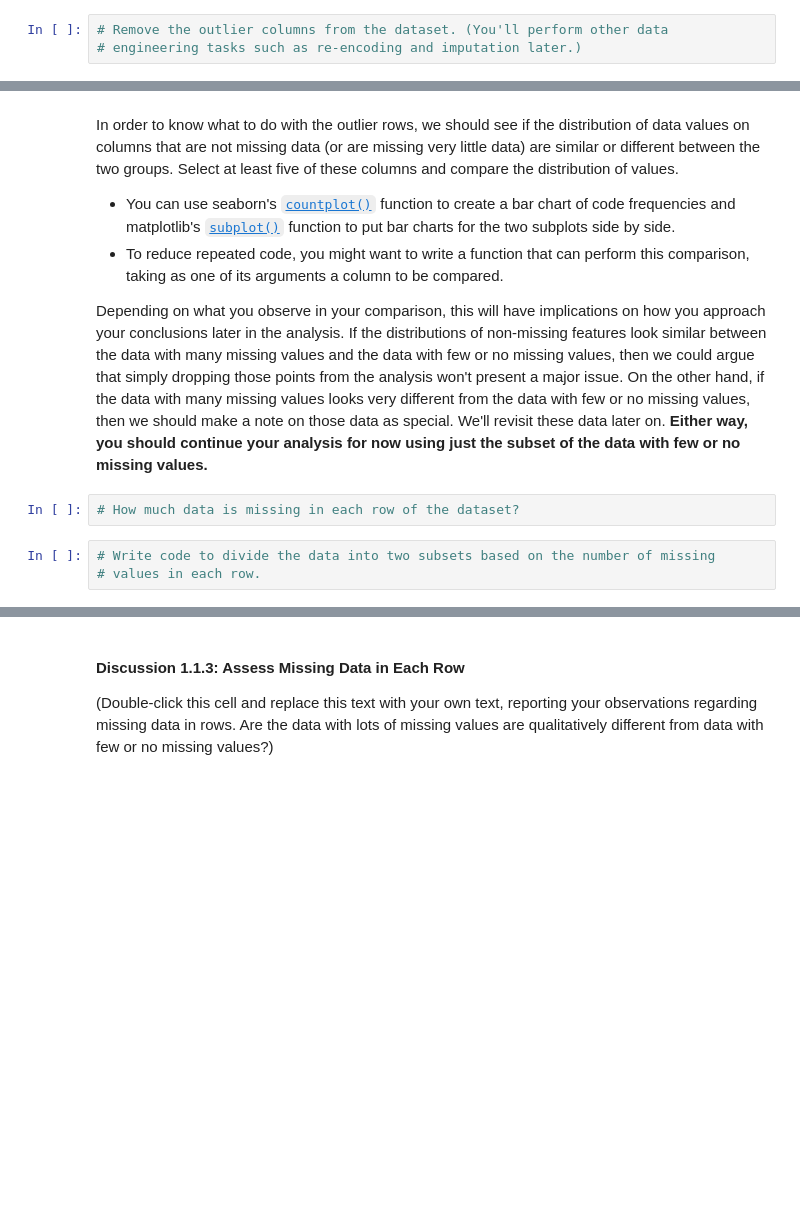
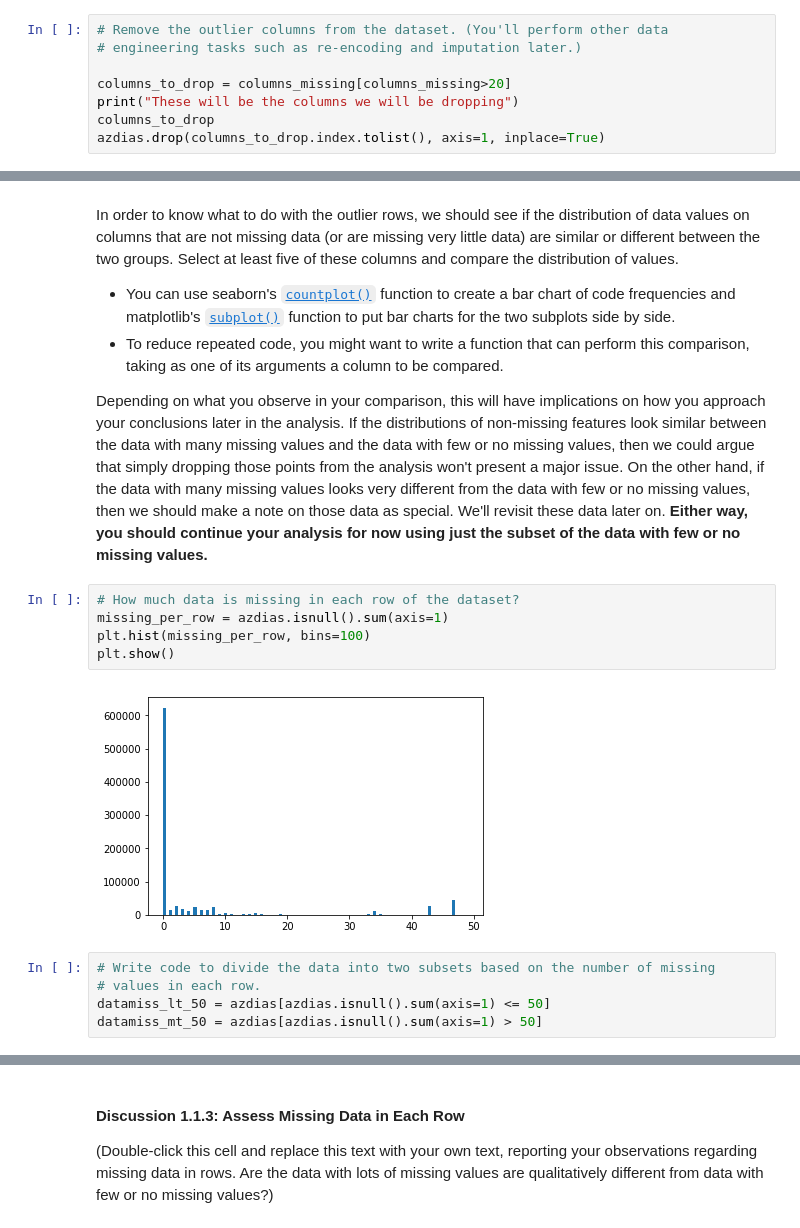
Before and after one commit to IshanJaiswal99/identify-customer-segment, a Jupyter notebook: Identify_Customer_Segments.ipynb, the cells around one changed output, grey strips where cells are left out. Cells and saved outputs as stored; diff of their text form; blank space fills up the shorter version.

```diff
--- a/Identify_Customer_Segments.ipynb
+++ b/Identify_Customer_Segments.ipynb
@@ -186,3 +259,8 @@ For the remaining features, are there any patterns in which columns have, or sha
 # %%
 # Remove the outlier columns from the dataset. (You'll perform other data
 # engineering tasks such as re-encoding and imputation later.)
+
+columns_to_drop = columns_missing[columns_missing>20]
+print("These will be the columns we will be dropping")
+columns_to_drop
+azdias.drop(columns_to_drop.index.tolist(), axis=1, inplace=True)
@@ -202,9 +308,16 @@ In order to know what to do with the outlier rows, we should see if the distribu
 Depending on what you observe in your comparison, this will have implications on how you approach your conclusions later in the analysis. If the distributions of non-missing features look similar between the data with many missing values and the data with few or no missing values, then we could argue that simply dropping those points from the analysis won't present a major issue. On the other hand, if the data with many missing values looks very different from the data with few or no missing values, then we should make a note on those data as special. We'll revisit these data later on. **Either way, you should continue your analysis for now using just the subset of the data with few or no missing values.**
 # %%
 # How much data is missing in each row of the dataset?
+missing_per_row = azdias.isnull().sum(axis=1)
+plt.hist(missing_per_row, bins=100)
+plt.show()
+# %% [output]
+[figure, added]
 # %%
 # Write code to divide the data into two subsets based on the number of missing
 # values in each row.
+datamiss_lt_50 = azdias[azdias.isnull().sum(axis=1) <= 50]
+datamiss_mt_50 = azdias[azdias.isnull().sum(axis=1) > 50]
 # %%
 # Compare the distribution of values for at least five columns where there are
 # no or few missing values, between the two subsets.
```
Also changed, not shown: parts of 13 cells of this notebook.
